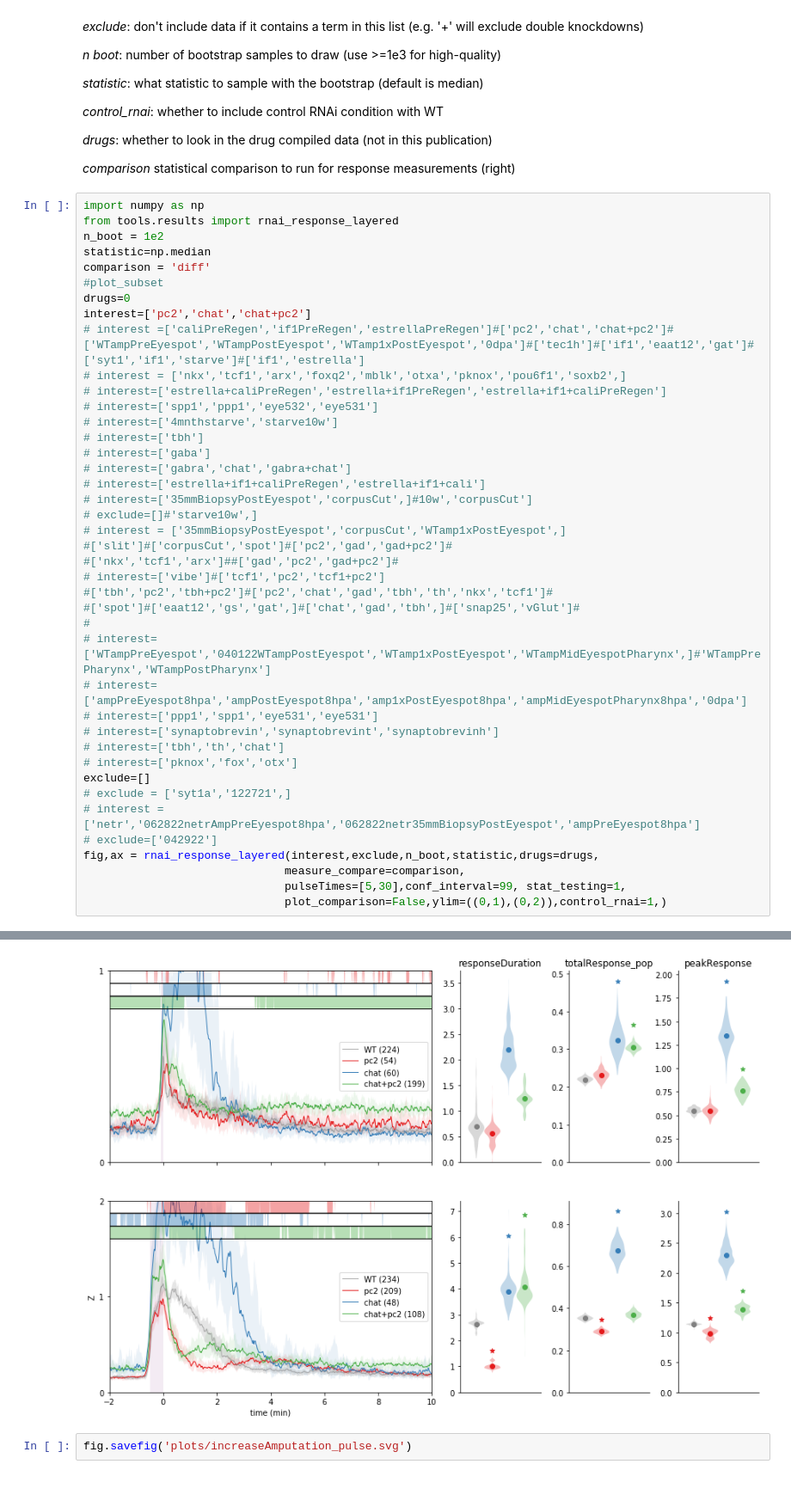
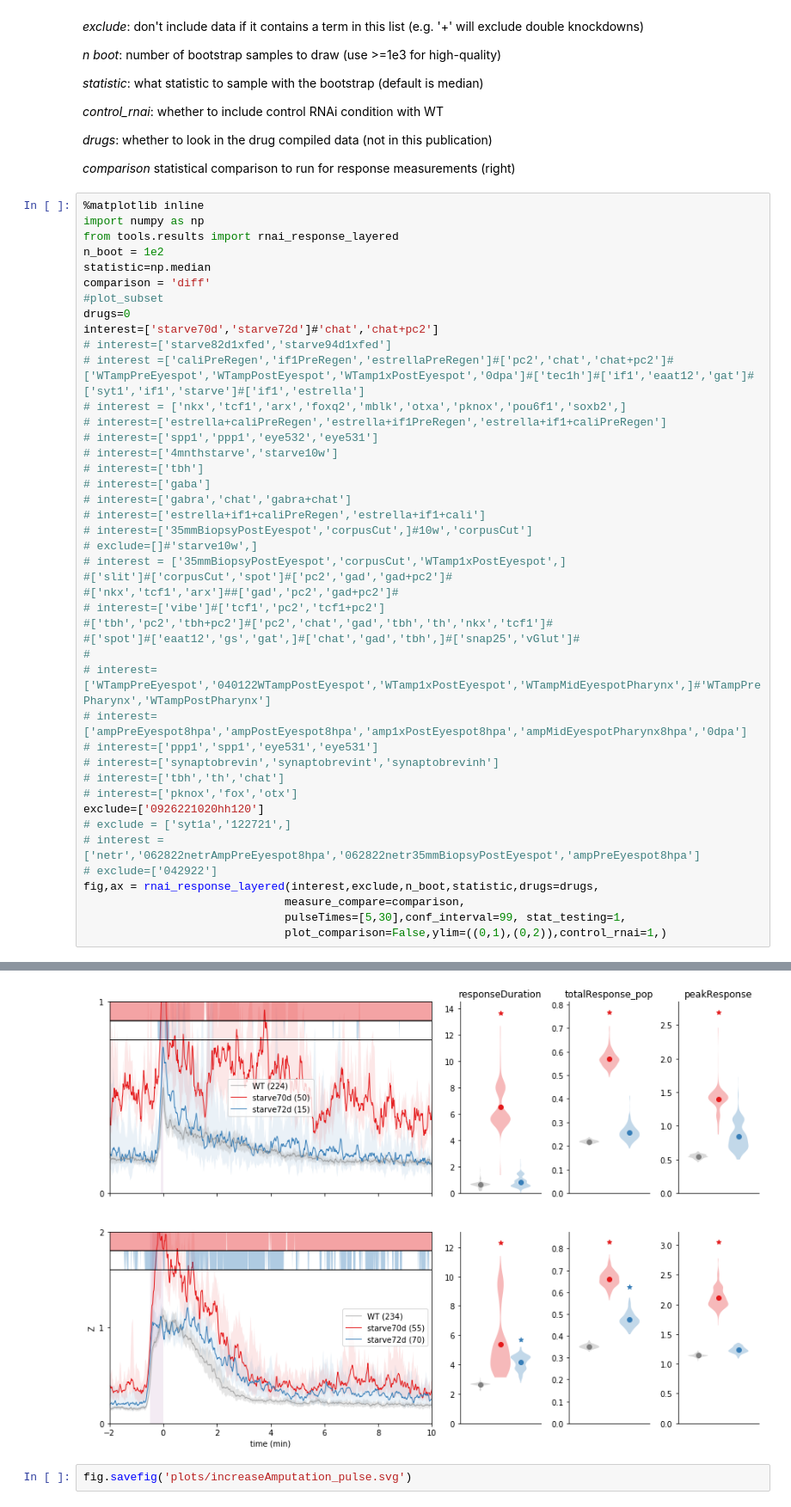
Before and after one commit to samuelbray32/behavior-lite, a Jupyter notebook: publication_rnaiCompilation.ipynb, the cells around one changed output, grey strips where cells are left out. Shown at 86% size. Saved outputs shown, nothing was run; the diff lists cells and outputs as text.

```diff
--- a/publication_rnaiCompilation.ipynb
+++ b/publication_rnaiCompilation.ipynb
@@ -26,6 +26,7 @@ _drugs_: whether to look in the drug compiled data (not in this publication)
 
 _comparison_ statistical comparison to run for response measurements (right)
 # %%
+%matplotlib inline
 import numpy as np
 from tools.results import rnai_response_layered
 n_boot = 1e2
@@ -33,7 +34,8 @@ statistic=np.median
 comparison = 'diff'
 #plot_subset
 drugs=0
-interest=['pc2','chat','chat+pc2']
+interest=['starve70d','starve72d']#'chat','chat+pc2']
+# interest=['starve82d1xfed','starve94d1xfed']
 # interest =['caliPreRegen','if1PreRegen','estrellaPreRegen']#['pc2','chat','chat+pc2']#['WTampPreEyespot','WTampPostEyespot','WTamp1xPostEyespot','0dpa']#['tec1h']#['if1','eaat12','gat']#['syt1','if1','starve']#['if1','estrella']
 # interest = ['nkx','tcf1','arx','foxq2','mblk','otxa','pknox','pou6f1','soxb2',]
 # interest=['estrella+caliPreRegen','estrella+if1PreRegen','estrella+if1+caliPreRegen']
@@ -58,7 +60,7 @@ interest=['pc2','chat','chat+pc2']
 # interest=['synaptobrevin','synaptobrevint','synaptobrevinh']
 # interest=['tbh','th','chat']
 # interest=['pknox','fox','otx']
-exclude=[]
+exclude=['0926221020hh120']
 # exclude = ['syt1a','122721',]
 # interest = ['netr','062822netrAmpPreEyespot8hpa','062822netr35mmBiopsyPostEyespot','ampPreEyespot8hpa']
 # exclude=['042922']
@@ -80,4 +80,4 @@ fig,ax = rnai_response_layered(interest,exclude,n_boot,statistic,drugs=drugs,
-[figure, old version]
+[figure, new version]
 # %%
 fig.savefig('plots/increaseAmputation_pulse.svg')
 # %%
```
Also changed, not shown: parts of 1 cell of this notebook, 1 other file.
